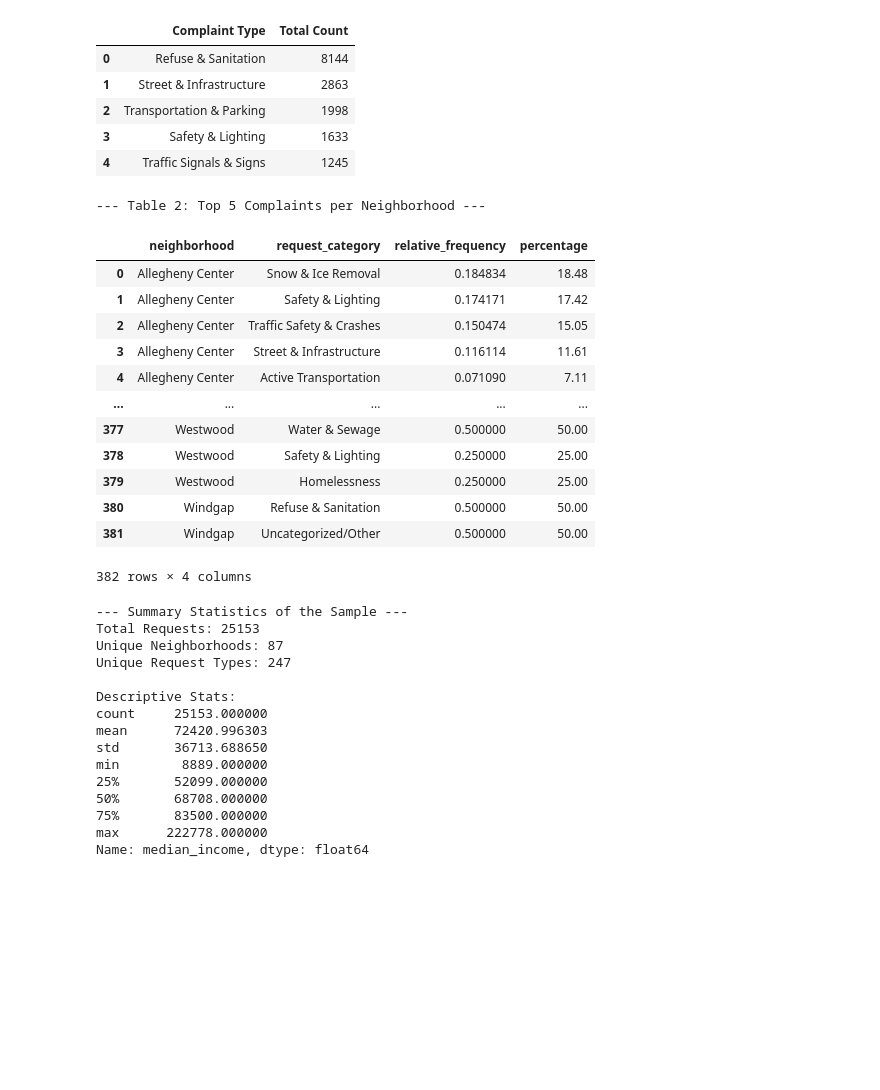
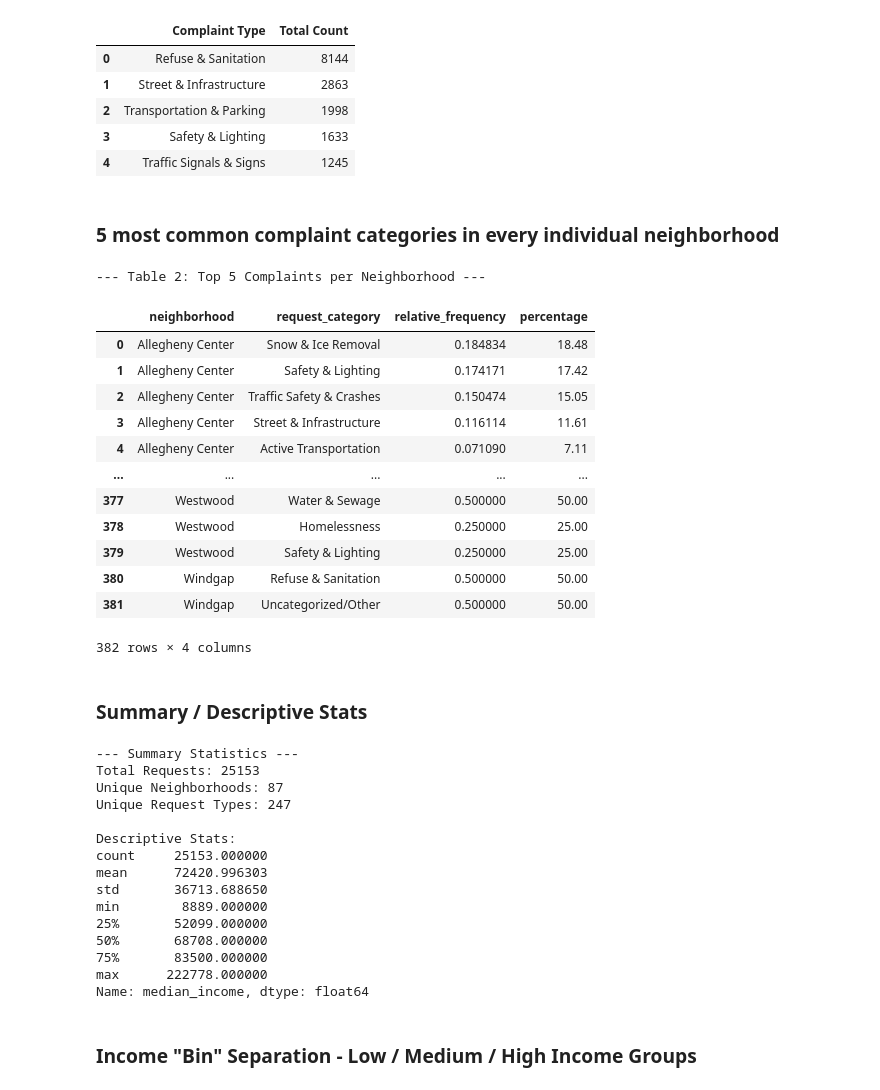
Before and after one commit to npisar/SI313-homework, a Jupyter notebook: final project/pisarczyk_final-project_progress-report_si313.ipynb, the cells around one changed output. Cells and saved outputs as stored; diff of their text form; code cells hidden in the pictures; blank space fills up the shorter version.

```diff
--- a/final project/pisarczyk_final-project_progress-report_si313.ipynb
+++ b/final project/pisarczyk_final-project_progress-report_si313.ipynb
@@ -532,43 +604,45 @@ Total neighborhoods: 87
 | 2 | Transportation & Parking | 1998 |
 | 3 | Safety & Lighting | 1633 |
 | 4 | Traffic Signals & Signs | 1245 |
+# %% [markdown]
+### **5 most common complaint categories in every individual neighborhood**
 # %%
-# top 5 complaints / relative frequencies for every neighborhood
 neighborhood_counts = (
     df_explore.groupby('neighborhood')['request_category']
     .value_counts(normalize=True)
     .reset_index(name='relative_frequency')
 )
 
 # converted to percentage for readability
 neighborhood_counts['percentage'] = (neighborhood_counts['relative_frequency'] * 100).round(2)
 
 # select top 5 for each neighborhood
-top_5_by_neighborhood = (
+top5_neighborhood = (
     neighborhood_counts.groupby('neighborhood')
     .head(5)
     .reset_index(drop=True)
 )
 
 print(f"--- Table 2: Top 5 Complaints per Neighborhood ---")
-top_5_by_neighborhood
+top5_neighborhood
 # %% [output]
 --- Table 2: Top 5 Complaints per Neighborhood ---
 |  | neighborhood | request_category | relative_frequency | percentage |
 | 0 | Allegheny Center | Snow & Ice Removal | 0.184834 | 18.48 |
 | 1 | Allegheny Center | Safety & Lighting | 0.174171 | 17.42 |
 | 2 | Allegheny Center | Traffic Safety & Crashes | 0.150474 | 15.05 |
 | 3 | Allegheny Center | Street & Infrastructure | 0.116114 | 11.61 |
 | 4 | Allegheny Center | Active Transportation | 0.071090 | 7.11 |
 | ... | ... | ... | ... | ... |
 | 377 | Westwood | Water & Sewage | 0.500000 | 50.00 |
-| 378 | Westwood | Safety & Lighting | 0.250000 | 25.00 |
-| 379 | Westwood | Homelessness | 0.250000 | 25.00 |
+| 378 | Westwood | Homelessness | 0.250000 | 25.00 |
+| 379 | Westwood | Safety & Lighting | 0.250000 | 25.00 |
 | 380 | Windgap | Refuse & Sanitation | 0.500000 | 50.00 |
 | 381 | Windgap | Uncategorized/Other | 0.500000 | 50.00 |
 382 rows × 4 columns
+# %% [markdown]
+### **Summary / Descriptive Stats**
 # %%
-# 3. Sample Descriptive Statistics
 summary_stats = {
     "Total Requests": len(df_explore),
     "Unique Neighborhoods": df_explore['neighborhood'].nunique(),
@@ -576,14 +650,14 @@ summary_stats = {
     "Descriptive Stats": df_explore['median_income'].describe()
 }
 
-print("\n--- Summary Statistics of the Sample ---")
+print("\n--- Summary Statistics ---")
 for k, v in summary_stats.items():
     if k == "Descriptive Stats":
         print(f"\n{k}:\n{v}")
     else:
         print(f"{k}: {v}")
 # %% [output]
---- Summary Statistics of the Sample ---
+--- Summary Statistics ---
 Total Requests: 25153
 Unique Neighborhoods: 87
 Unique Request Types: 247
@@ -598,4 +672,6 @@ min        8889.000000
 75%       83500.000000
 max      222778.000000
 Name: median_income, dtype: float64
+# %% [markdown]
+### **Income "Bin" Separation - Low / Medium / High Income Groups**
 # %%
```
Also changed, not shown: parts of 31 cells of this notebook, 3 other files.
